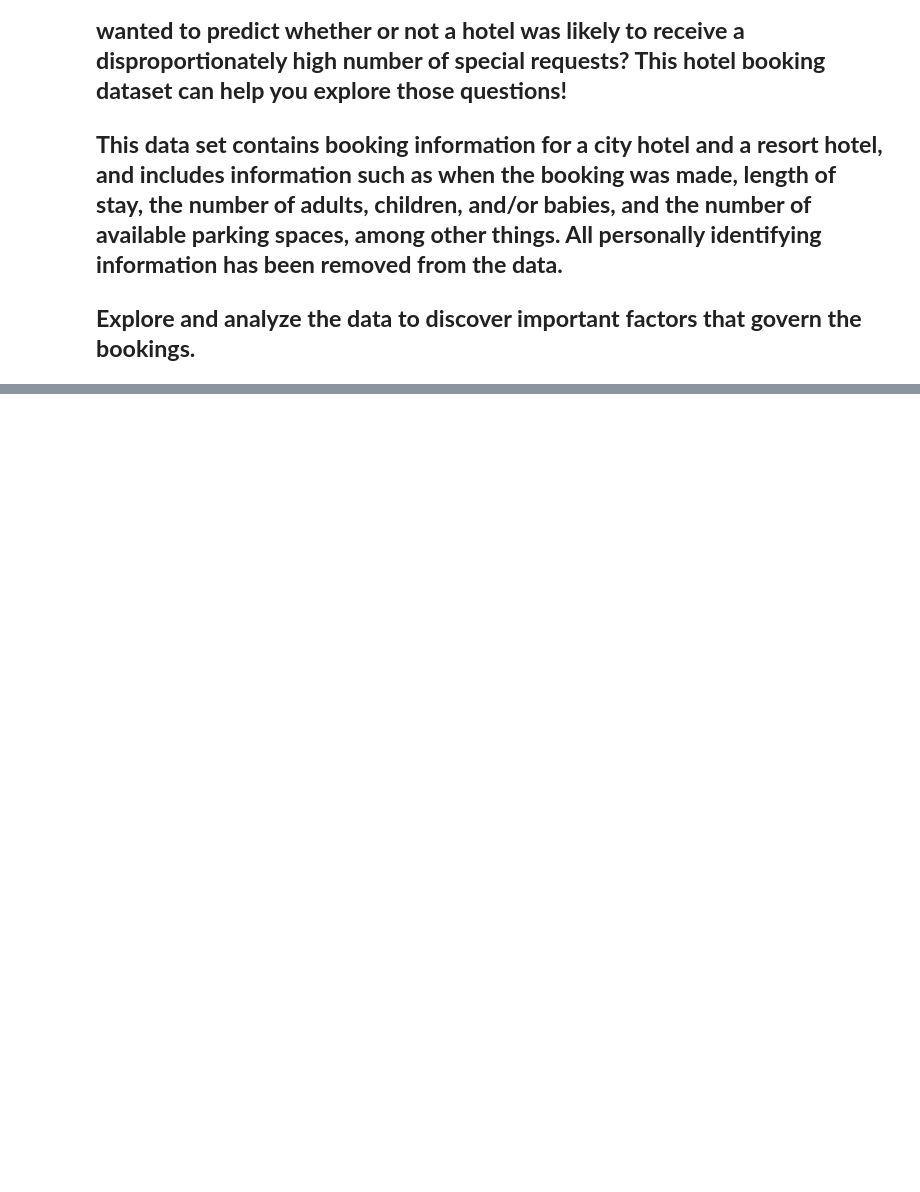
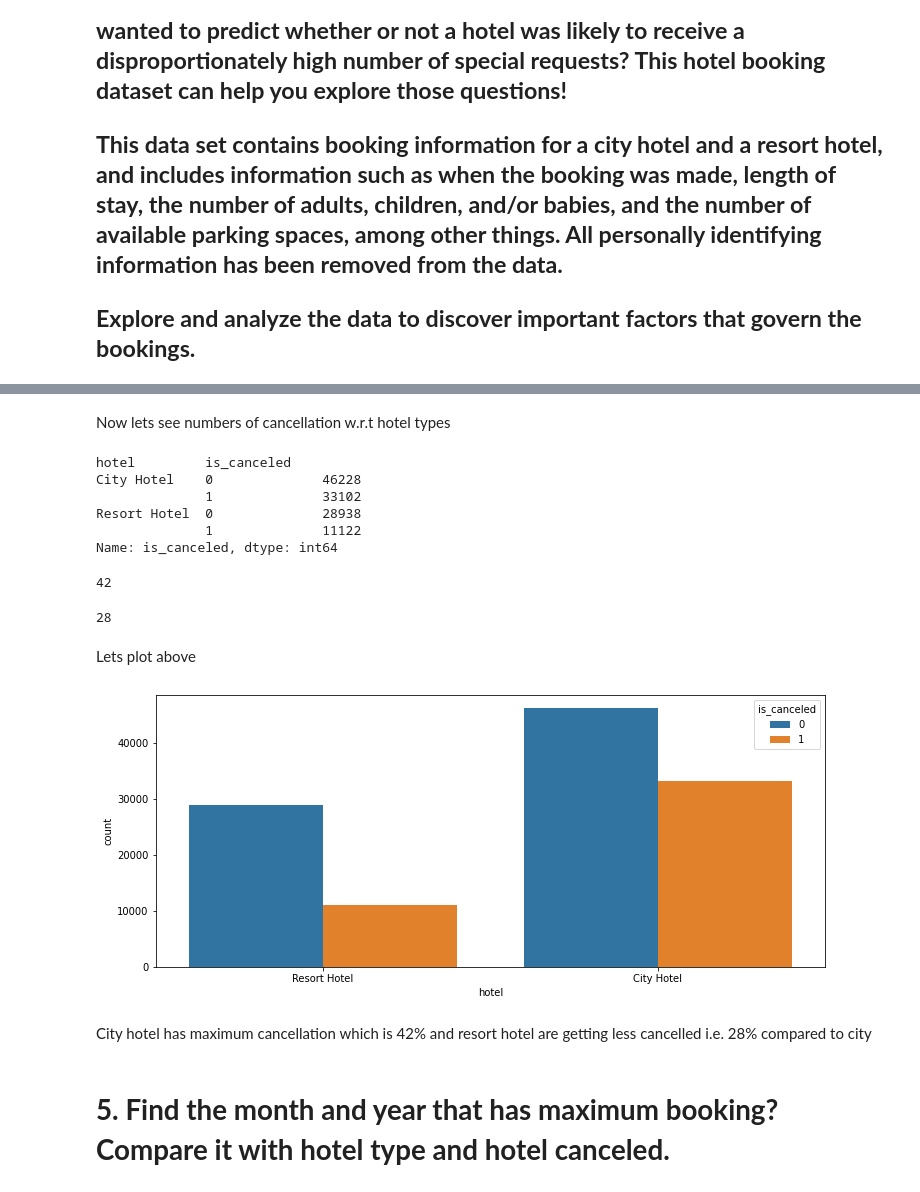
Before and after one commit to Minazuddin37/hotel-booking-analysis, a Jupyter notebook: Hotel_Booking_Analysis_Capstone_Project.ipynb, the cells around one changed output, grey strips where cells are left out. Saved outputs shown, nothing was run; the diff lists cells and outputs as text; code cells hidden in the pictures; blank space fills up the shorter version.

```diff
--- a/Hotel_Booking_Analysis_Capstone_Project.ipynb
+++ b/Hotel_Booking_Analysis_Capstone_Project.ipynb
@@ -436,0 +240,34 @@ these quarters.
+# %% [markdown]
+Now lets see numbers of cancellation w.r.t hotel types
+# %%
+hotel_type_cancellation=df_data.groupby(['hotel'])['is_canceled'].value_counts()
+hotel_type_cancellation
+# %% [output]
+hotel         is_canceled
+City Hotel    0              46228
+              1              33102
+Resort Hotel  0              28938
+              1              11122
+Name: is_canceled, dtype: int64
+# %%
+# City hotel canceled percentage
+round((hotel_type_cancellation[1])/(hotel_type_cancellation[0]+ hotel_type_cancellation[1])*100)
+# %% [output]
+42
+# %%
+# Resort hotel canceled percentage
+round(hotel_type_cancellation[3]/(hotel_type_cancellation[2] + hotel_type_cancellation[3])*100)
+# %% [output]
+28
+# %% [markdown]
+Lets plot above
+# %%
+plt.figure(figsize=(12,5))
+sns.countplot(x='hotel', hue = 'is_canceled', data= df_data)
+plt.show()
+# %% [output]
+[figure, added]
+# %% [markdown]
+City hotel has maximum cancellation which is 42% and resort hotel are getting less cancelled i.e. 28% compared to city
+# %% [markdown]
+# **5. Find the month and year that has maximum booking? Compare it with hotel type and hotel canceled.**
```
Also changed, not shown: parts of 196 cells of this notebook.
